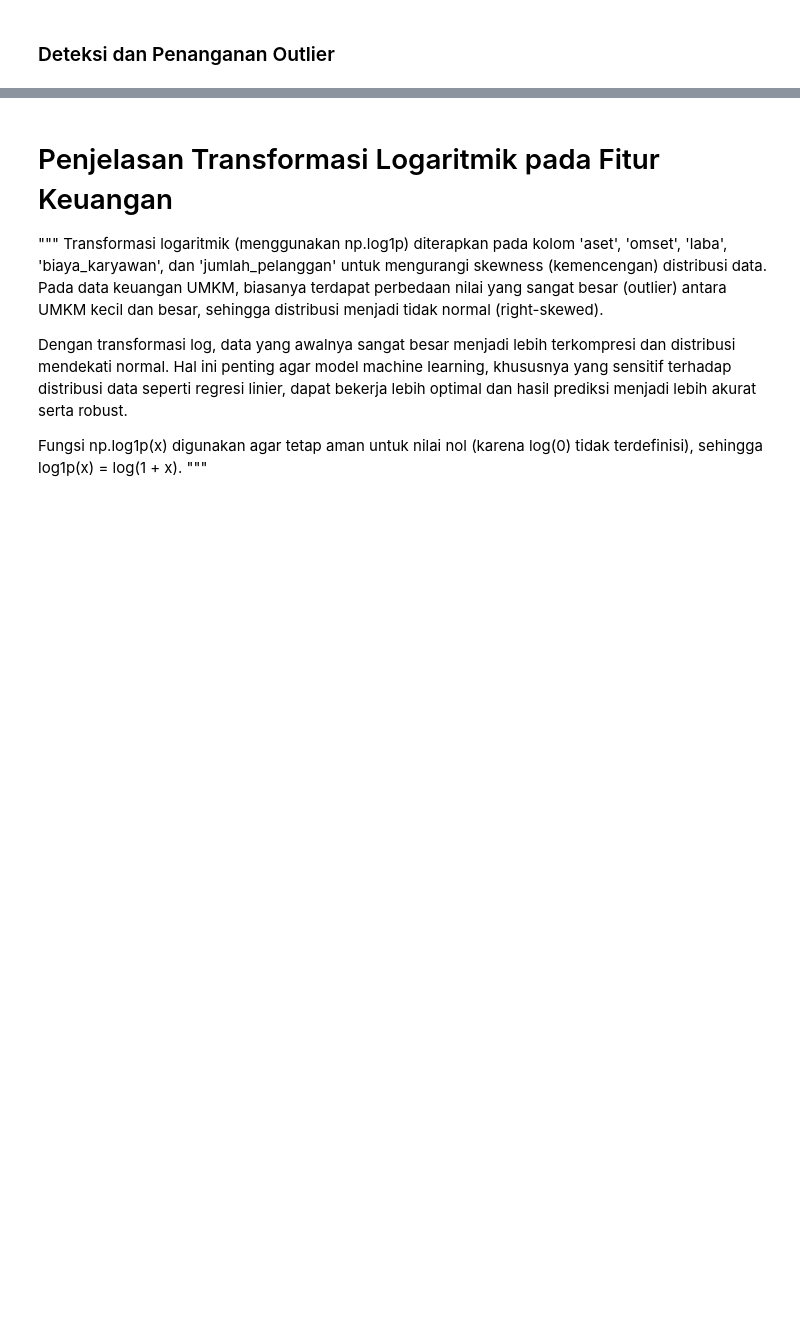
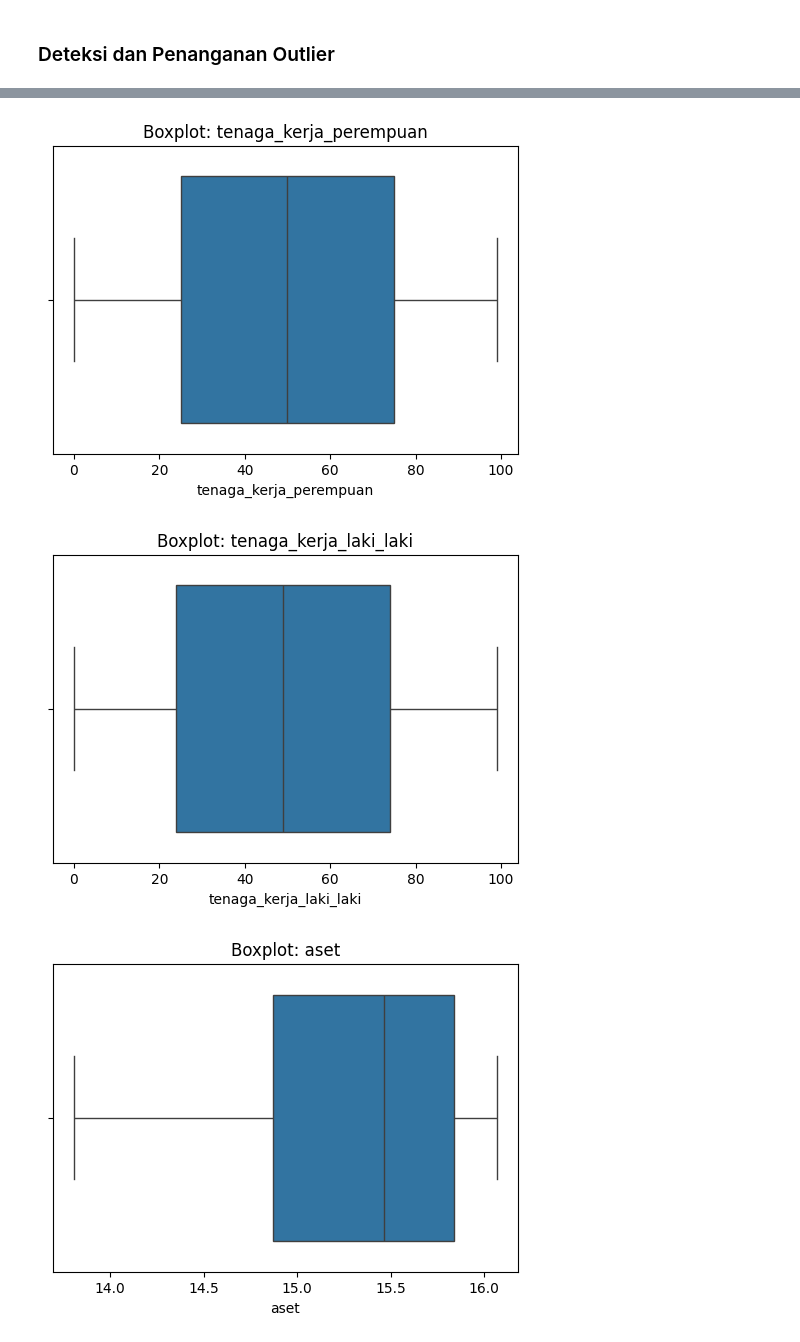
Before and after one commit to ProfDARA/dukunisasi_umkm, a Jupyter notebook: dukunisasiUMKM.ipynb, the cells around one changed output, grey strips where cells are left out. Cells and saved outputs as stored; diff of their text form; code cells hidden in the pictures; blank space fills up the shorter version.

Commit message:
lagi bosan, penasaran analisa data UMKM bisnis yang enak apa

```diff
--- a/dukunisasiUMKM.ipynb
+++ b/dukunisasiUMKM.ipynb
@@ -399,12 +416,20 @@ Text(0.5, 1.0, 'Distribusi Omset Setelah Transformasi')
-# %% [markdown]
-# Penjelasan Transformasi Logaritmik pada Fitur Keuangan
-
-"""
-Transformasi logaritmik (menggunakan np.log1p) diterapkan pada kolom 'aset', 'omset', 'laba', 'biaya_karyawan', dan 'jumlah_pelanggan' untuk mengurangi skewness (kemencengan) distribusi data.
-Pada data keuangan UMKM, biasanya terdapat perbedaan nilai yang sangat besar (outlier) antara UMKM kecil dan besar, sehingga distribusi menjadi tidak normal (right-skewed).
-
-Dengan transformasi log, data yang awalnya sangat besar menjadi lebih terkompresi dan distribusi mendekati normal.
-Hal ini penting agar model machine learning, khususnya yang sensitif terhadap distribusi data seperti regresi linier, dapat bekerja lebih optimal dan hasil prediksi menjadi lebih akurat serta robust.
-
-Fungsi np.log1p(x) digunakan agar tetap aman untuk nilai nol (karena log(0) tidak terdefinisi), sehingga log1p(x) = log(1 + x).
-"""
+# %%
+from scipy.stats import zscore
+
+for col in ['aset', 'omset']:
+    upper = df[col].quantile(0.95)
+    lower = df[col].quantile(0.05)
+    df[col] = np.clip(df[col], lower, upper)
+# %%
+import seaborn as sns
+import matplotlib.pyplot as plt
+
+for col in num_cols:
+    plt.figure(figsize=(6, 4))
+    sns.boxplot(x=df[col])
+    plt.title(f"Boxplot: {col}")
+    plt.show()
+# %% [output]
+[figure, added]
+[figure, added]
+[figure, added]
```
Also changed, not shown: parts of 4 cells of this notebook.
